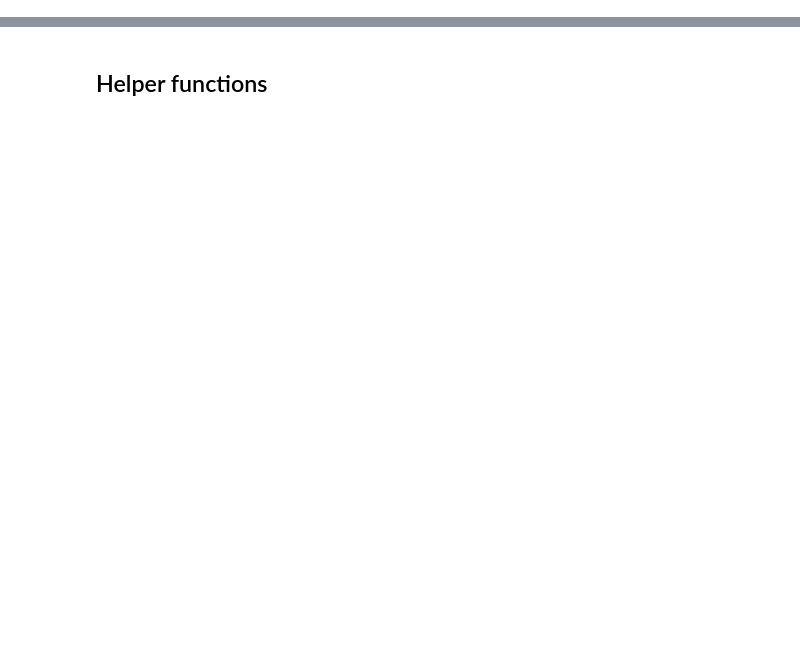
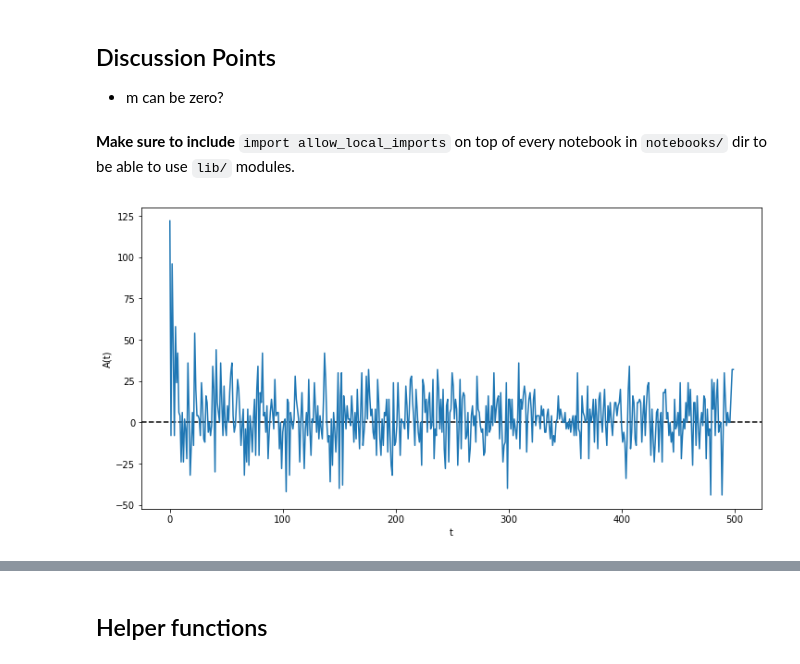
Before and after one commit to dvdblk/abm-project, a Jupyter notebook: notebooks/src_mg.ipynb, the cells around one changed output, grey strips where cells are left out. Cells and saved outputs as stored; diff of their text form; code cells hidden in the pictures; blank space fills up the shorter version.

```diff
--- a/notebooks/src_mg.ipynb
+++ b/notebooks/src_mg.ipynb
@@ -2,0 +6,17 @@
+# %% [markdown]
+## Discussion Points
+- m can be zero?
+# %% [markdown]
+**Make sure to include** `import allow_local_imports` on top of every notebook in `notebooks/` dir to be able to use `lib/` modules.
+# %%
+# Include this on top, as the first import
+# This must always be imported first. If you are restarting the notebook
+# don't forget to run this cell first!
+import allow_local_imports
+# Use anything from lib package
+# E.g.
+from lib.functions import simulate_simple_game
+
+simulate_simple_game()
+# %% [output]
+[figure, added]
```
Also changed, not shown: parts of 12 cells of this notebook.
